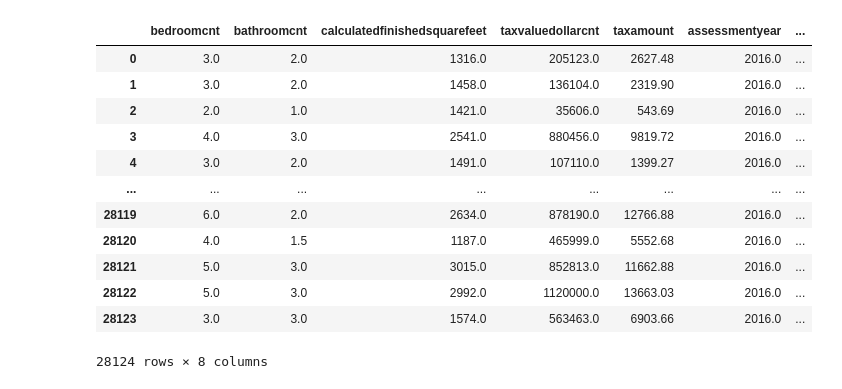
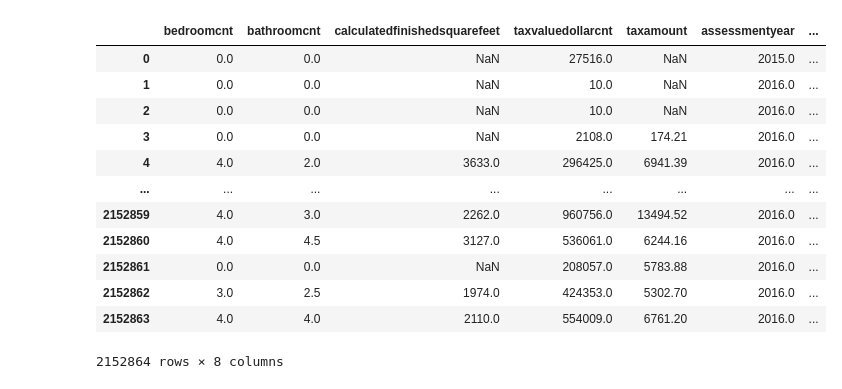
Before and after one commit to SLawsonWoods/regression-exercises, a Jupyter notebook: Zillow practice.ipynb, the cells around one changed output. Drawn from its saved outputs; the diff is of its cells as text; code cells hidden in the pictures.

```diff
--- a/Zillow practice.ipynb
+++ b/Zillow practice.ipynb
@@ -17,37 +17,33 @@ warnings.filterwarnings("ignore")
 # %%
 url = f"mysql+pymysql://{username}:{password}@{host}/zillow"
 
 query = """
 
-SELECT bedroomcnt, bathroomcnt, calculatedfinishedsquarefeet, taxvaluedollarcnt, taxamount, assessmentyear, regionidcounty, transactiondate
+SELECT bedroomcnt, bathroomcnt, calculatedfinishedsquarefeet, taxvaluedollarcnt, taxamount, assessmentyear, regionidcounty, fips
 FROM properties_2017
 
 LEFT JOIN propertylandusetype USING(propertylandusetypeid)
 
-JOIN predictions_2017 USING(parcelid)
-
 WHERE propertylandusedesc IN ("Single Family Residential",
-                              "Inferred Single Family Residential")
-                              AND (transactiondate BETWEEN '2017-05-01' AND '2017-08-31');
-
+                              "Inferred Single Family Residential");
                               """
 
 df = pd.read_sql(query, url)
 df
 # %% [output]
 |  | bedroomcnt | bathroomcnt | calculatedfinishedsquarefeet | taxvaluedollarcnt | taxamount | assessmentyear | ... |
-| 0 | 3.0 | 2.0 | 1316.0 | 205123.0 | 2627.48 | 2016.0 | ... |
-| 1 | 3.0 | 2.0 | 1458.0 | 136104.0 | 2319.90 | 2016.0 | ... |
-| 2 | 2.0 | 1.0 | 1421.0 | 35606.0 | 543.69 | 2016.0 | ... |
-| 3 | 4.0 | 3.0 | 2541.0 | 880456.0 | 9819.72 | 2016.0 | ... |
-| 4 | 3.0 | 2.0 | 1491.0 | 107110.0 | 1399.27 | 2016.0 | ... |
+| 0 | 0.0 | 0.0 | NaN | 27516.0 | NaN | 2015.0 | ... |
+| 1 | 0.0 | 0.0 | NaN | 10.0 | NaN | 2016.0 | ... |
+| 2 | 0.0 | 0.0 | NaN | 10.0 | NaN | 2016.0 | ... |
+| 3 | 0.0 | 0.0 | NaN | 2108.0 | 174.21 | 2016.0 | ... |
+| 4 | 4.0 | 2.0 | 3633.0 | 296425.0 | 6941.39 | 2016.0 | ... |
 | ... | ... | ... | ... | ... | ... | ... | ... |
-| 28119 | 6.0 | 2.0 | 2634.0 | 878190.0 | 12766.88 | 2016.0 | ... |
-| 28120 | 4.0 | 1.5 | 1187.0 | 465999.0 | 5552.68 | 2016.0 | ... |
-| 28121 | 5.0 | 3.0 | 3015.0 | 852813.0 | 11662.88 | 2016.0 | ... |
-| 28122 | 5.0 | 3.0 | 2992.0 | 1120000.0 | 13663.03 | 2016.0 | ... |
-| 28123 | 3.0 | 3.0 | 1574.0 | 563463.0 | 6903.66 | 2016.0 | ... |
+| 2152859 | 4.0 | 3.0 | 2262.0 | 960756.0 | 13494.52 | 2016.0 | ... |
+| 2152860 | 4.0 | 4.5 | 3127.0 | 536061.0 | 6244.16 | 2016.0 | ... |
+| 2152861 | 0.0 | 0.0 | NaN | 208057.0 | 5783.88 | 2016.0 | ... |
+| 2152862 | 3.0 | 2.5 | 1974.0 | 424353.0 | 5302.70 | 2016.0 | ... |
+| 2152863 | 4.0 | 4.0 | 2110.0 | 554009.0 | 6761.20 | 2016.0 | ... |
-28124 rows × 8 columns
+2152864 rows × 8 columns
 # %%
 df.info()
 # %% [output]
```
Also changed, not shown: parts of 8 cells of this notebook, 3 other files.
